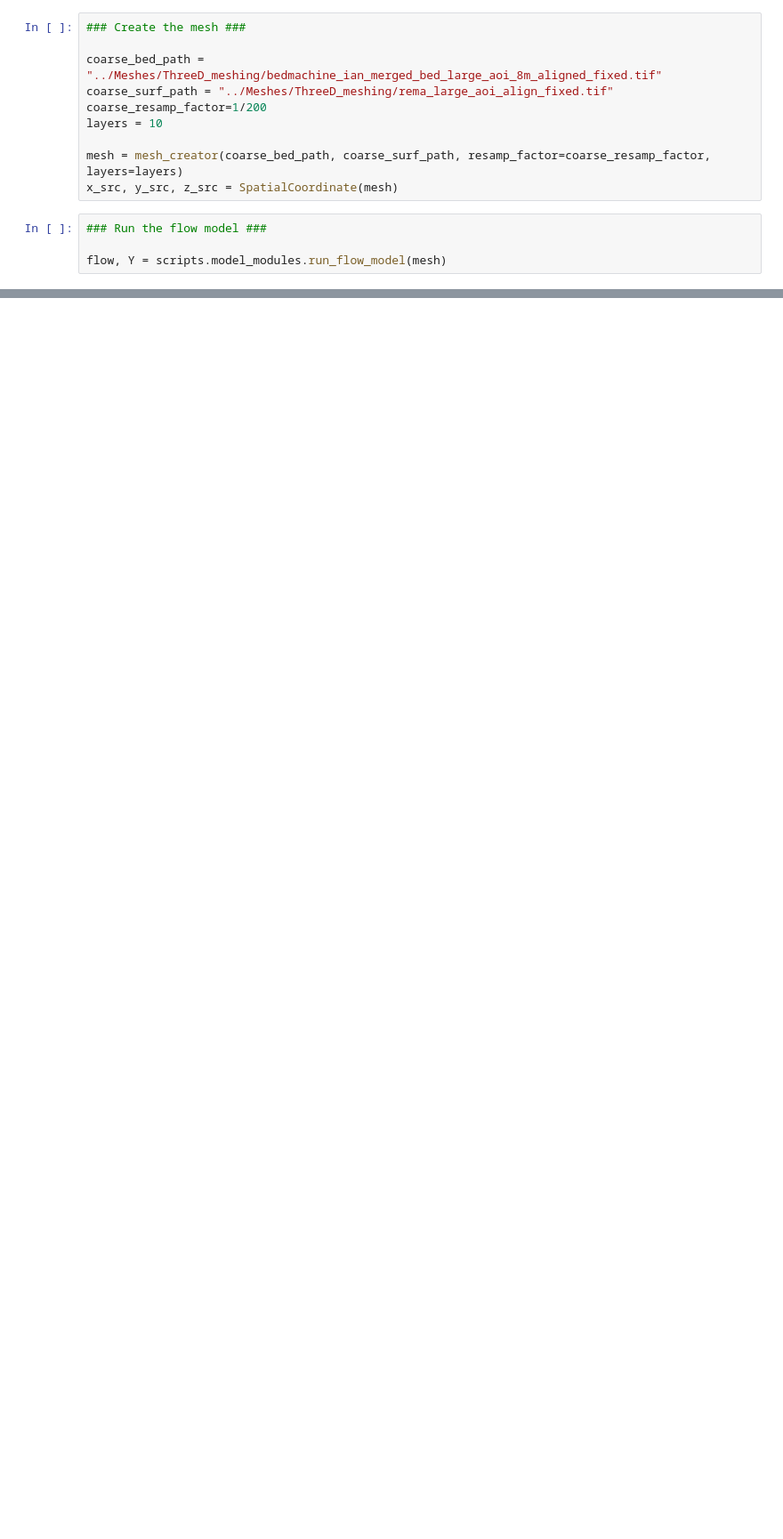
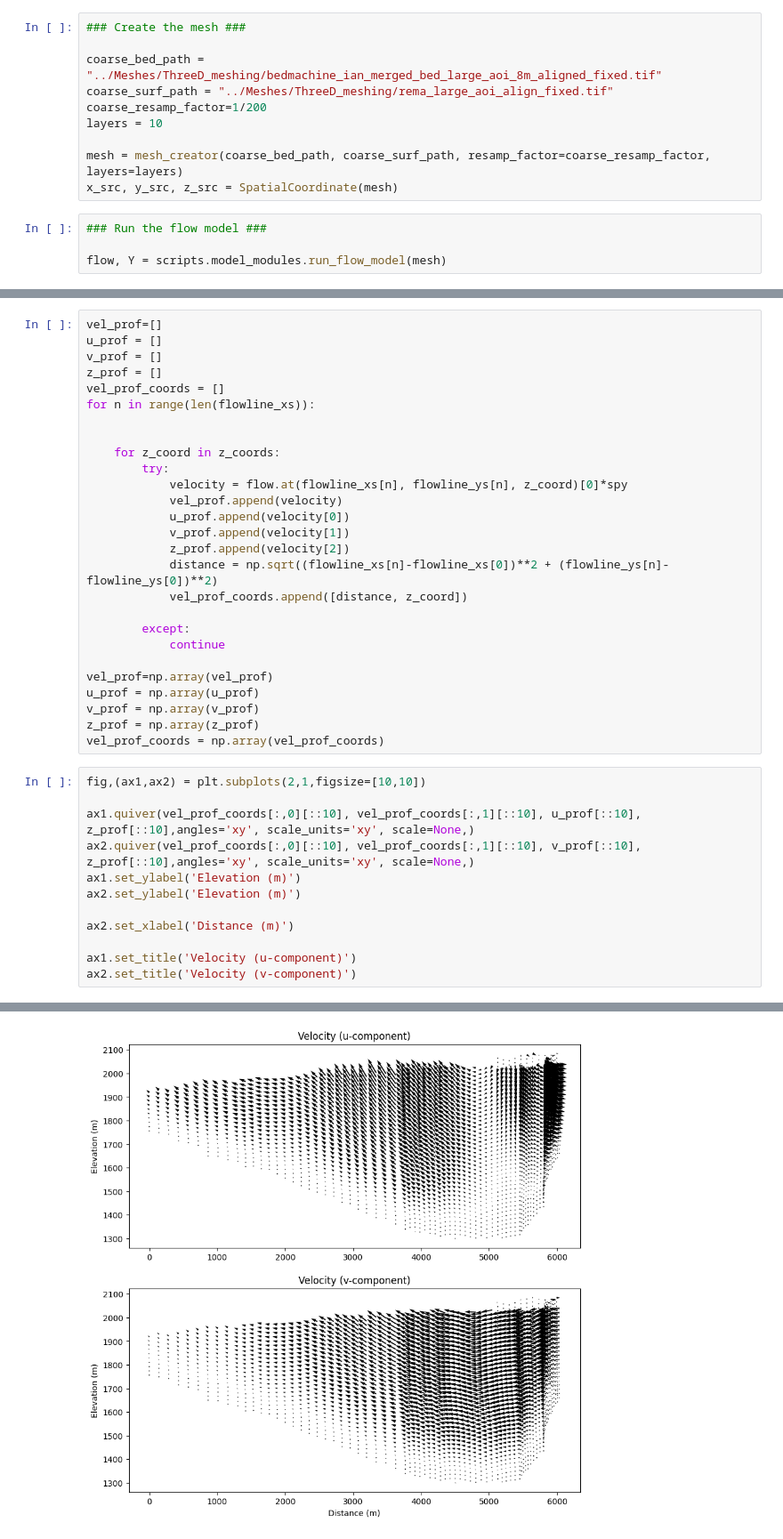
Before and after one commit to johnmorganmanos/AH_temp_paper, a Jupyter notebook: Processing_notebooks/module_testing.ipynb, the cells around one changed output, grey strips where cells are left out. Shown at 89% size. Cells and saved outputs as stored; diff of their text form; blank space fills up the shorter version.

```diff
--- a/Processing_notebooks/module_testing.ipynb
+++ b/Processing_notebooks/module_testing.ipynb
@@ -68,0 +83,40 @@ flow, Y = scripts.model_modules.run_flow_model(mesh)
+# %%
+vel_prof=[]
+u_prof = []
+v_prof = []
+z_prof = []
+vel_prof_coords = []
+for n in range(len(flowline_xs)):
+
+
+    for z_coord in z_coords:
+        try:
+            velocity = flow.at(flowline_xs[n], flowline_ys[n], z_coord)[0]*spy
+            vel_prof.append(velocity)
+            u_prof.append(velocity[0])
+            v_prof.append(velocity[1])
+            z_prof.append(velocity[2])
+            distance = np.sqrt((flowline_xs[n]-flowline_xs[0])**2 + (flowline_ys[n]-flowline_ys[0])**2)
+            vel_prof_coords.append([distance, z_coord])
+
+        except:
+            continue
+
+vel_prof=np.array(vel_prof)
+u_prof = np.array(u_prof)
+v_prof = np.array(v_prof)
+z_prof = np.array(z_prof)
+vel_prof_coords = np.array(vel_prof_coords)
+# %%
+fig,(ax1,ax2) = plt.subplots(2,1,figsize=[10,10])
+
+ax1.quiver(vel_prof_coords[:,0][::10], vel_prof_coords[:,1][::10], u_prof[::10], z_prof[::10],angles='xy', scale_units='xy', scale=None,)
+ax2.quiver(vel_prof_coords[:,0][::10], vel_prof_coords[:,1][::10], v_prof[::10], z_prof[::10],angles='xy', scale_units='xy', scale=None,)
+ax1.set_ylabel('Elevation (m)')
+ax2.set_ylabel('Elevation (m)')
+
+ax2.set_xlabel('Distance (m)')
+
+ax1.set_title('Velocity (u-component)')
+ax2.set_title('Velocity (v-component)')
+# %% [output]
@@ -68,0 +124 @@ flow, Y = scripts.model_modules.run_flow_model(mesh)
+[figure, added]
```
Also changed, not shown: parts of 4 cells of this notebook, 1 other file.
